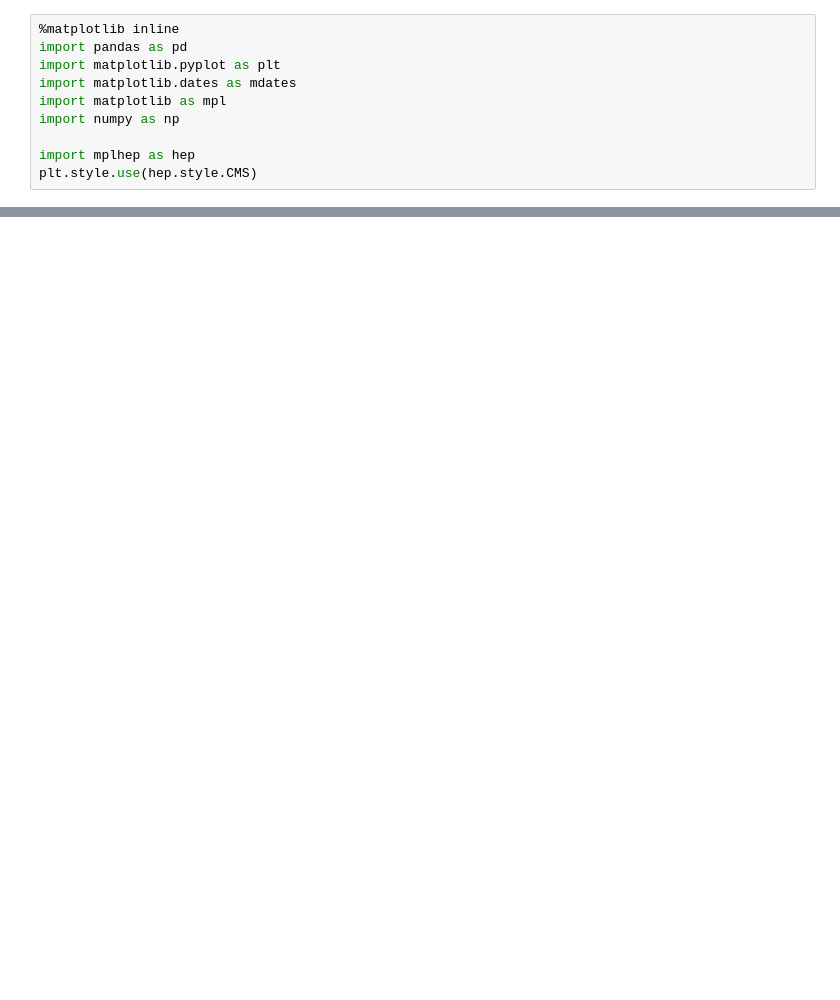
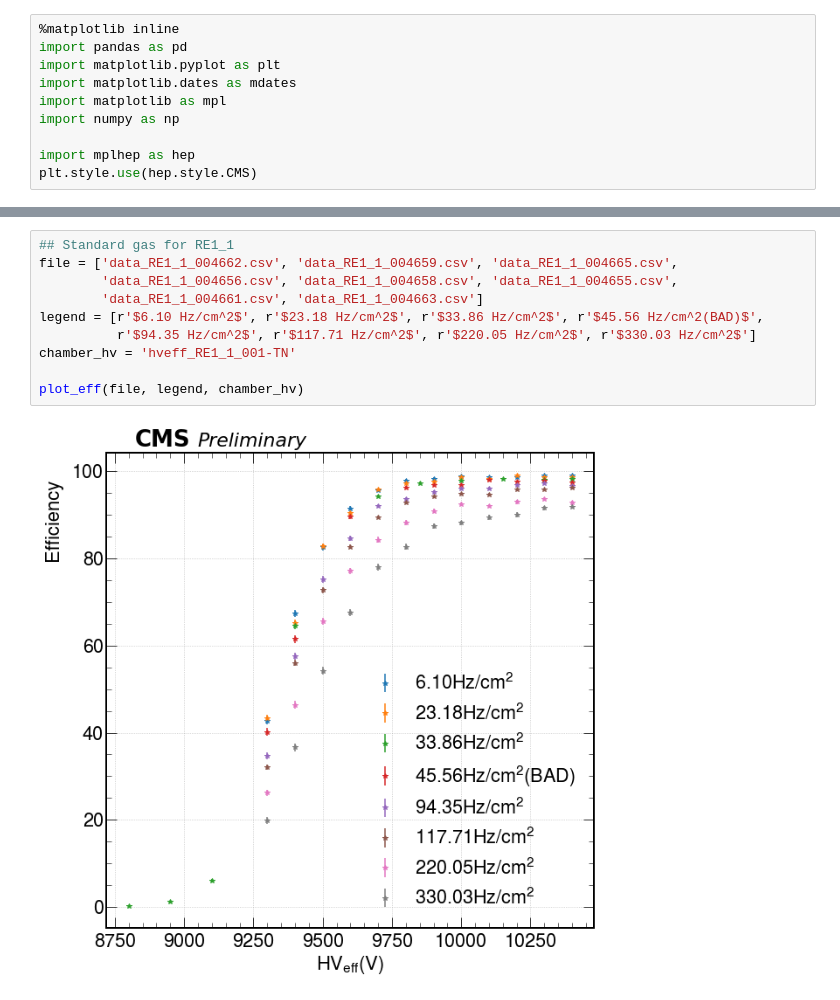
Before and after one commit to Mapse/efficiencies, a Jupyter notebook: Efficiency_correct_resistivity.ipynb, the cells around one changed output, grey strips where cells are left out. Saved outputs shown, nothing was run; the diff lists cells and outputs as text; blank space fills up the shorter version.

```diff
--- a/Efficiency_correct_resistivity.ipynb
+++ b/Efficiency_correct_resistivity.ipynb
@@ -84,3 +155,15 @@ def plot_eff_corr(file, legend):
     #t.set_x(0.008)
 
     plt.grid()
+# %%
+## Standard gas for RE1_1
+file = ['data_RE1_1_004662.csv', 'data_RE1_1_004659.csv', 'data_RE1_1_004665.csv',
+        'data_RE1_1_004656.csv', 'data_RE1_1_004658.csv', 'data_RE1_1_004655.csv',
+        'data_RE1_1_004661.csv', 'data_RE1_1_004663.csv']
+legend = [r'$6.10 Hz/cm^2$', r'$23.18 Hz/cm^2$', r'$33.86 Hz/cm^2$', r'$45.56 Hz/cm^2(BAD)$',
+          r'$94.35 Hz/cm^2$', r'$117.71 Hz/cm^2$', r'$220.05 Hz/cm^2$', r'$330.03 Hz/cm^2$']
+chamber_hv = 'hveff_RE1_1_001-TN'
+
+plot_eff(file, legend, chamber_hv)
+# %% [output]
+[figure, added]
```
Also changed, not shown: parts of 10 cells of this notebook.
